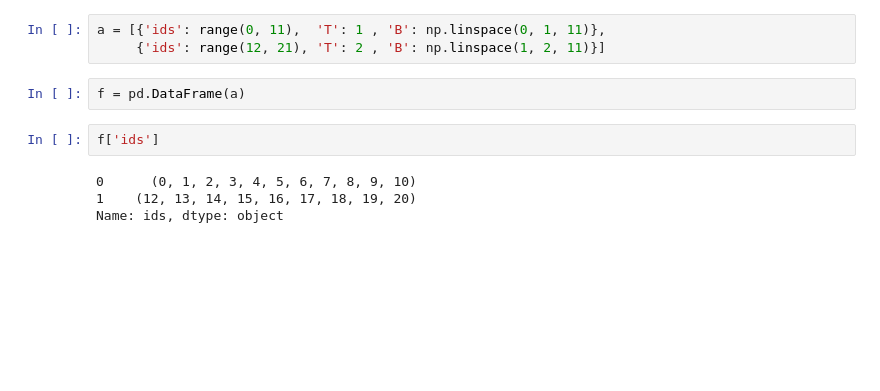
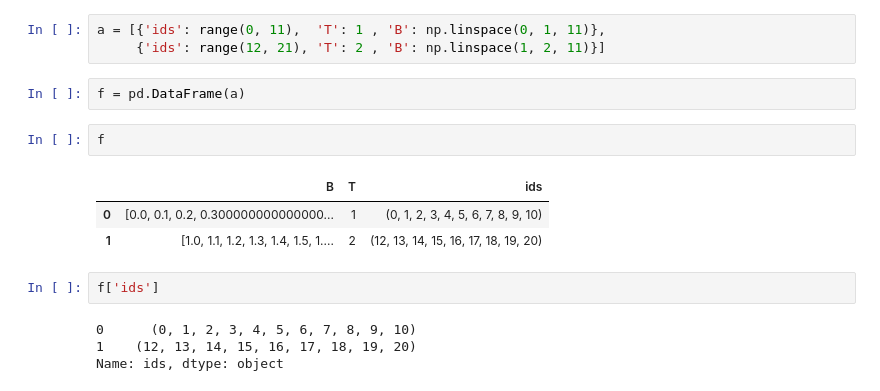
Before and after one commit to 4mokie/JJ_arrays, a Jupyter notebook: Class Exps.ipynb, the cells around one changed output. Saved outputs shown, nothing was run; the diff lists cells and outputs as text; blank space fills up the shorter version.

```diff
--- a/Class Exps.ipynb
+++ b/Class Exps.ipynb
@@ -203,6 +717,12 @@ a = [{'ids': range(0, 11),  'T': 1 , 'B': np.linspace(0, 1, 11)},
      {'ids': range(12, 21), 'T': 2 , 'B': np.linspace(1, 2, 11)}]
 # %%
 f = pd.DataFrame(a)
+# %%
+f
+# %% [output]
+|  | B | T | ids |
+| 0 | [0.0, 0.1, 0.2, 0.300000000000000... | 1 | (0, 1, 2, 3, 4, 5, 6, 7, 8, 9, 10) |
+| 1 | [1.0, 1.1, 1.2, 1.3, 1.4, 1.5, 1.... | 2 | (12, 13, 14, 15, 16, 17, 18, 19, 20) |
 # %%
 f['ids']
 # %% [output]
```
Also changed, not shown: parts of 25 cells of this notebook, 2 other files.
